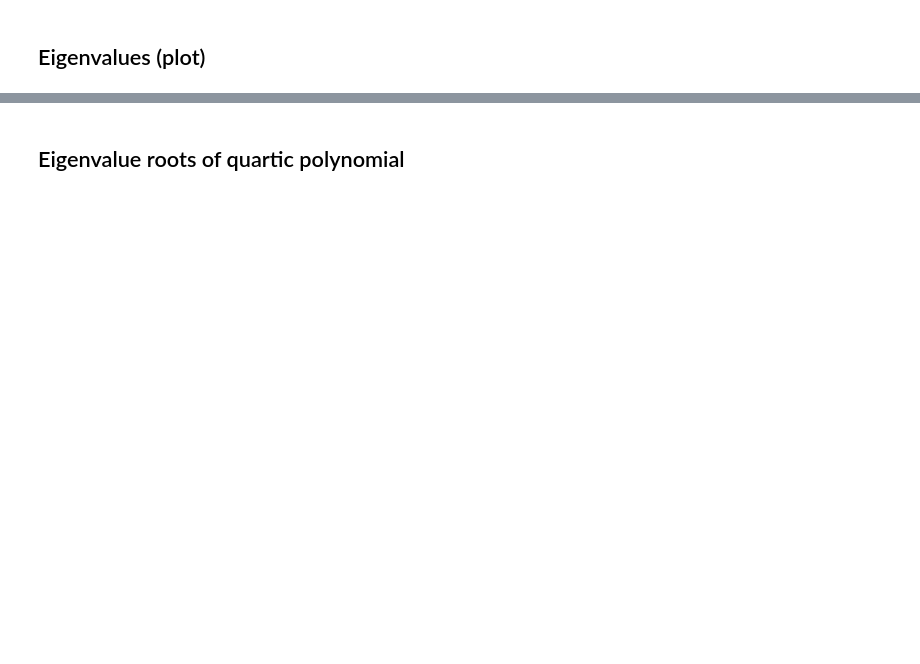
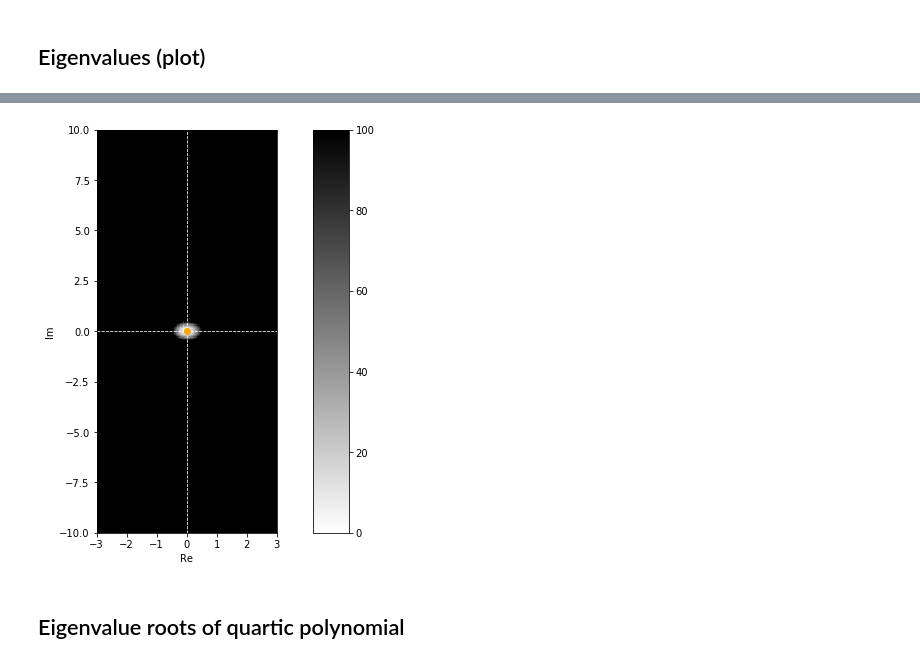
Before and after one commit to parkseo7/KuramotoPlasticDelay, a Jupyter notebook: analysis2D.ipynb, the cells around one changed output, grey strips where cells are left out. Cells and saved outputs as stored; diff of their text form; code cells hidden in the pictures; blank space fills up the shorter version.

```diff
--- a/analysis2D.ipynb
+++ b/analysis2D.ipynb
@@ -204,0 +222,81 @@ Minimum of F(y) = 660.538228110099
+# %%
+# Print chosen roots
+print("Theoretical freq = " + str(Omega_sol))
+print("Theoretical phase diff = " + str(Delta_sol))
+
+# Polynomial roots (without delay)
+quart_coeffs = funlib.eig2D_cubic(Omega_sol, Delta_sol, tau0, sol)
+
+# Plot root branch functions with respect to gain, tau0.
+# quart_roots = funlib.quartic_roots(quart_coeffs)
+cubic_roots_np = np.roots(quart_coeffs)
+
+# Root points
+quart_roots_re = np.real(cubic_roots_np)
+quart_roots_im = np.imag(cubic_roots_np)
+
+# Generate error mesh
+u_R, v_R = 3,10
+part_u, part_v = 300, 300
+
+u_lin = np.linspace(-u_R, u_R, num=part_u)
+v_lin = np.linspace(-v_R, v_R, num=part_v)
+
+v_mesh, u_mesh = np.meshgrid(v_lin, u_lin)
+
+err_mesh = np.zeros(u_mesh.shape)
+for k in range(u_lin.size):
+    for l in range(v_lin.size):
+        err_mesh[k,l] = np.min((np.abs(eigen_poly(u_mesh[k,l] + 1j*v_mesh[k,l])[3]), 100))
+
+# Transform err_mesh
+z_mesh = err_mesh**2
+
+# The bounds for z_array:
+abs_max = np.abs(err_mesh).max() #int(abs_max + 1)
+z_min, z_max = 0, abs_max
+
+# Set the limits of the plot to the limits of the data
+u_min = u_mesh.min()
+u_max = u_mesh.max()
+v_min = v_mesh.min()
+v_max = v_mesh.max()
+
+# Plot
+fig, ax = plt.subplots(2, figsize=(5,7))
+
+# [left, bottom, width, height]
+bbox0 = [0.1, 0.1, 0.5, 0.8]
+bbox1 = [0.7, 0.1, 0.1, 0.8]
+
+# Set ax positions
+ax[0].set_position(bbox0)
+ax[1].set_position(bbox1)
+
+ax[0].set_xlabel("Re")
+ax[0].set_ylabel("Im")
+
+c = ax[0].pcolormesh(u_mesh, v_mesh, z_mesh, cmap='binary', vmin=z_min, vmax=z_max) # cmap='RdBu'
+ax[0].axis([u_min, u_max, v_min, v_max])
+
+# x,y-axis
+line_opt = {'linestyle': 'dashed',
+            'linewidth': 0.8,
+            'color': 'white'
+            }
+
+ax[0].axhline(y=0, **line_opt)
+ax[0].axvline(x=0, **line_opt)
+
+# Plot polynomial roots
+ax[0].plot(quart_roots_re,
+           quart_roots_im,
+           linestyle='None',
+           marker='o',
+           markersize=6,
+
+           color='orange')
+
+# Colourbar
+fig.colorbar(c, cax=ax[1])
+# %% [output]
@@ -205,2 +306,3 @@ Minimum of F(y) = 660.538228110099
+[figure, added]
 # %% [markdown]
 ## Eigenvalue roots of quartic polynomial
```
Also changed, not shown: parts of 11 cells of this notebook, 4 other files.
